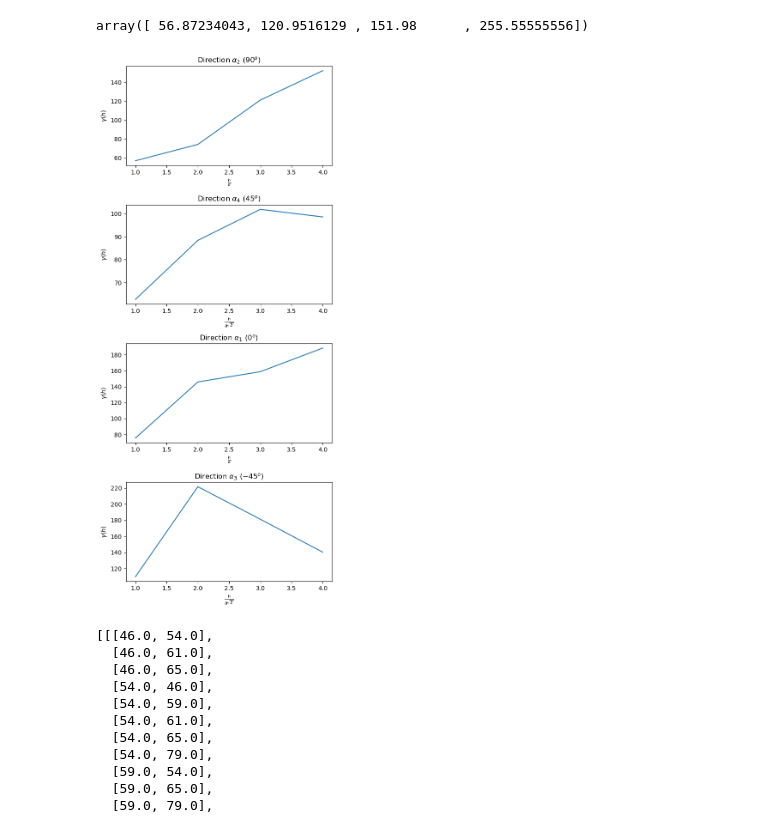
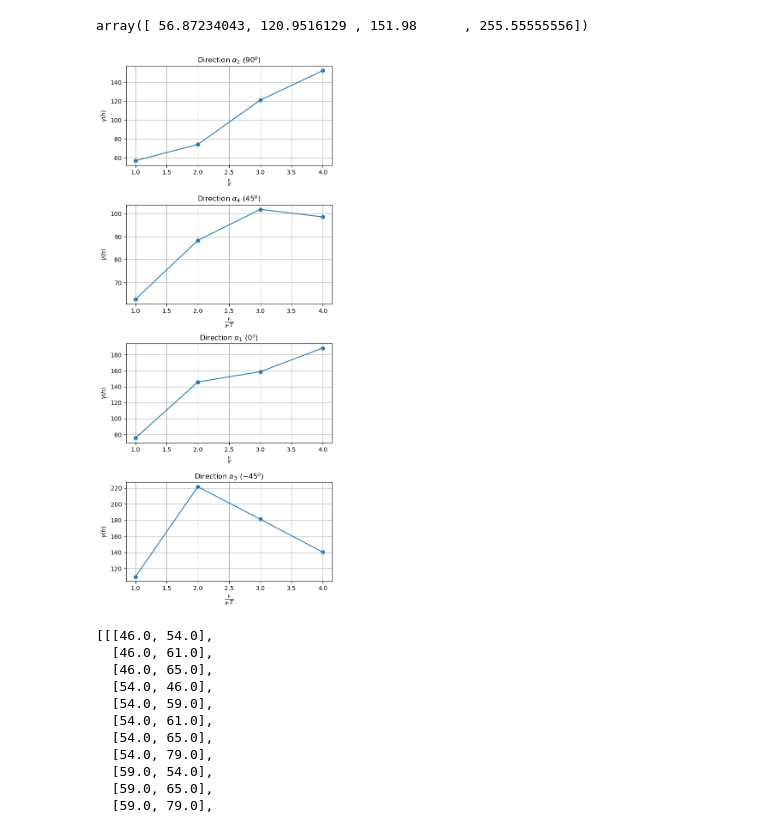
Before and after one commit to AtilaSaraiva/learning_variogram_and_stuff, a Jupyter notebook: src/assingment.ipynb, the cells around one changed output. Saved outputs shown, nothing was run; the diff lists cells and outputs as text; code cells hidden in the pictures.

Commit message:
adjusted the plots and added a grid

```diff
--- a/src/assingment.ipynb
+++ b/src/assingment.ipynb
@@ -181,39 +179,49 @@ array([ 56.87234043, 120.9516129 , 151.98      , 255.55555556])
 # %%
 def plotPairs(A):
     fig, ax = plt.subplots(4,1)
+
     ax[0].plot(list(range(1,4+1)), semivariance(A,90,1))
+    ax[0].scatter(list(range(1,4+1)), semivariance(A,90,1))
     ax[0].set_title(r"Direction $\alpha_2$ ($90^o$)")
     ax[0].set_xlabel(r"$\frac{h}{a}$")
     ax[0].set_ylabel(r"$\gamma(h)$")
+    ax[0].grid(True)
 
     ax[1].plot(list(range(1,4+1)), semivariance(A,45,np.sqrt(2)))
+    ax[1].scatter(list(range(1,4+1)), semivariance(A,45,np.sqrt(2)))
     ax[1].set_title(r"Direction $\alpha_4$ ($45^o$)")
     ax[1].set_xlabel(r"$\frac{h}{a\sqrt{2}}$")
     ax[1].set_ylabel(r"$\gamma(h)$")
+    ax[1].grid(True)
 
     ax[2].plot(list(range(1,4+1)), semivariance(A,0,1))
+    ax[2].scatter(list(range(1,4+1)), semivariance(A,0,1))
     ax[2].set_title(r"Direction $\alpha_1$ ($0^o$)")
     ax[2].set_xlabel(r"$\frac{h}{a}$")
     ax[2].set_ylabel(r"$\gamma(h)$")
+    ax[2].grid(True)
 
     ax[3].plot(list(range(1,4+1)), semivariance(A,-45,np.sqrt(2)))
+    ax[3].scatter(list(range(1,4+1)), semivariance(A,-45,np.sqrt(2)))
     ax[3].set_title(r"Direction $\alpha_3$ ($-45^o$)")
     ax[3].set_xlabel(r"$\frac{h}{a\sqrt{2}}$")
     ax[3].set_ylabel(r"$\gamma(h)$")
+    ax[3].grid(True)
 
     plt.subplots_adjust(left=0.1,
                     bottom=0.1,
                     right=0.9,
                     top=0.9,
                     wspace=0.4,
                     hspace=0.4)
 
     plt.savefig("../figs/directional.pdf", dpi=300)
     plt.show()
 
+plt.rcParams["figure.figsize"] = (6,15)
 plotPairs(A)
 # %% [output]
-[figure, old version]
+[figure, new version]
 # %%
 def getPairsOfPointsOmnidirectional(A, lag, maxLags=4):
     """
```
Also changed, not shown: parts of 3 cells of this notebook.
